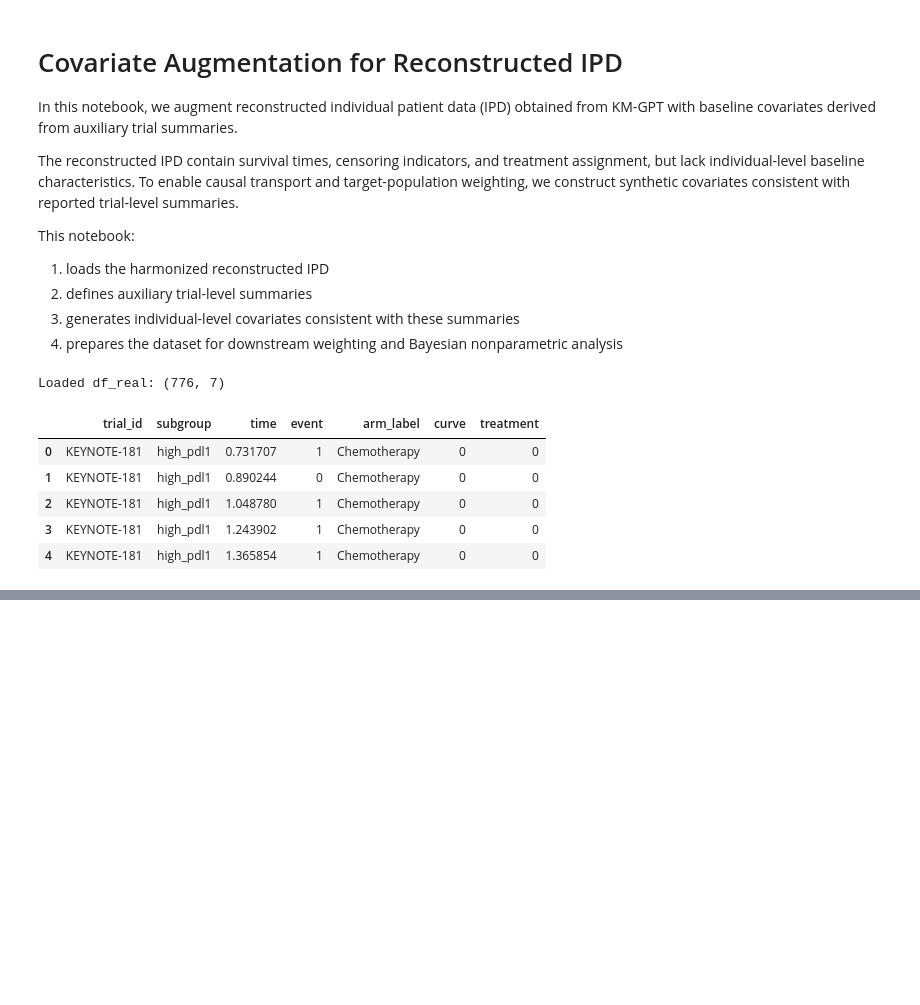
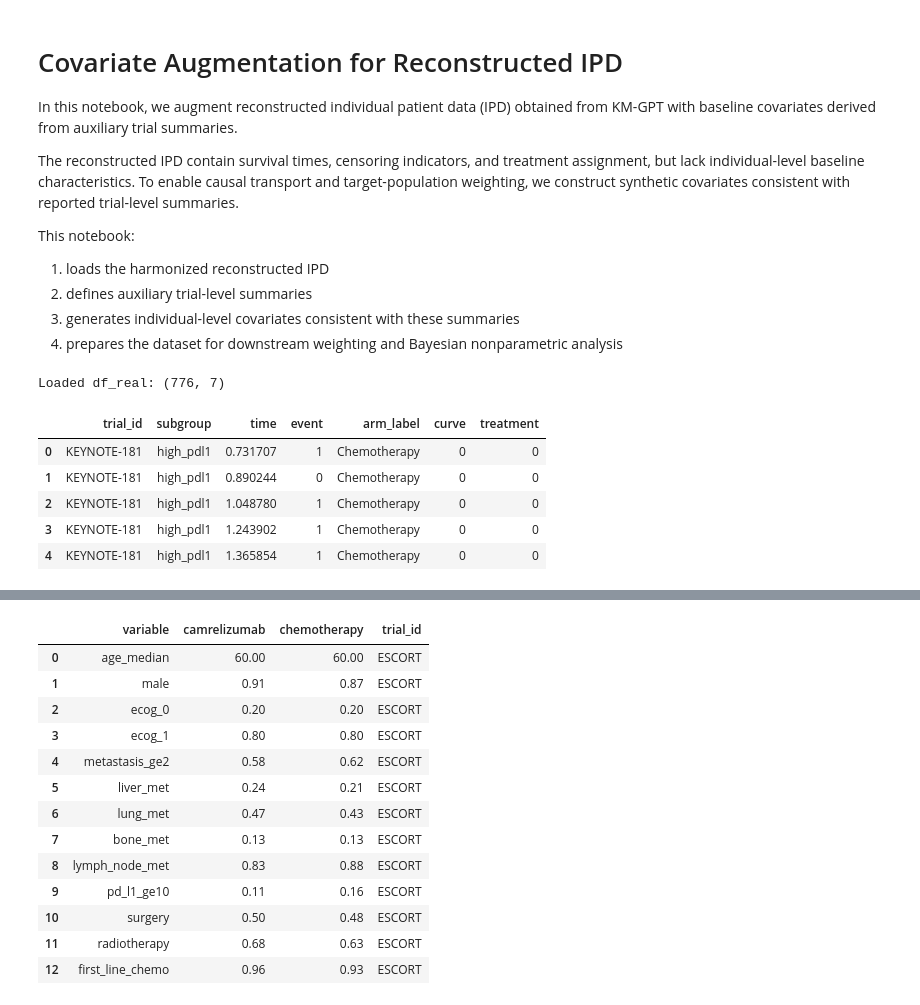
Before and after one commit to JonathanMa03/NPBS-project-MaZhu, a Jupyter notebook: notebooks/06a_covariate_augmentation.ipynb, the cells around one changed output, grey strips where cells are left out. Cells and saved outputs as stored; diff of their text form; code cells hidden in the pictures; blank space fills up the shorter version.

```diff
--- a/notebooks/06a_covariate_augmentation.ipynb
+++ b/notebooks/06a_covariate_augmentation.ipynb
@@ -39,0 +120,67 @@ Loaded df_real: (776, 7)
+# %%
+# ESCORT
+import pandas as pd
+from pathlib import Path
+
+escort_table1 = pd.DataFrame({
+    "variable": [
+        "age_median",
+        "male",
+        "ecog_0",
+        "ecog_1",
+        "metastasis_ge2",
+        "liver_met",
+        "lung_met",
+        "bone_met",
+        "lymph_node_met",
+        "pd_l1_ge10",
+        "surgery",
+        "radiotherapy",
+        "first_line_chemo",
+    ],
+    "camrelizumab": [
+        60,
+        0.91,
+        0.20,
+        0.80,
+        0.58,
+        0.24,
+        0.47,
+        0.13,
+        0.83,
+        0.11,
+        0.50,
+        0.68,
+        0.96,
+    ],
+    "chemotherapy": [
+        60,
+        0.87,
+        0.20,
+        0.80,
+        0.62,
+        0.21,
+        0.43,
+        0.13,
+        0.88,
+        0.16,
+        0.48,
+        0.63,
+        0.93,
+    ],
+})
+
+escort_table1["trial_id"] = "ESCORT"
+
+# save
+output_dir = Path("../data/processed")
+output_dir.mkdir(parents=True, exist_ok=True)
+
+escort_table1.to_csv(
+    output_dir / "escort_table1_full.csv",
+    index=False
+)
+
+print("Saved ESCORT Table 1")
+escort_table1
+# %% [output]
@@ -39,0 +188,14 @@ Loaded df_real: (776, 7)
+|  | variable | camrelizumab | chemotherapy | trial_id |
+| 0 | age_median | 60.00 | 60.00 | ESCORT |
+| 1 | male | 0.91 | 0.87 | ESCORT |
+| 2 | ecog_0 | 0.20 | 0.20 | ESCORT |
+| 3 | ecog_1 | 0.80 | 0.80 | ESCORT |
+| 4 | metastasis_ge2 | 0.58 | 0.62 | ESCORT |
+| 5 | liver_met | 0.24 | 0.21 | ESCORT |
+| 6 | lung_met | 0.47 | 0.43 | ESCORT |
+| 7 | bone_met | 0.13 | 0.13 | ESCORT |
+| 8 | lymph_node_met | 0.83 | 0.88 | ESCORT |
+| 9 | pd_l1_ge10 | 0.11 | 0.16 | ESCORT |
+| 10 | surgery | 0.50 | 0.48 | ESCORT |
+| 11 | radiotherapy | 0.68 | 0.63 | ESCORT |
+| 12 | first_line_chemo | 0.96 | 0.93 | ESCORT |
```
Also changed, not shown: parts of 9 cells of this notebook, 7 other files.
